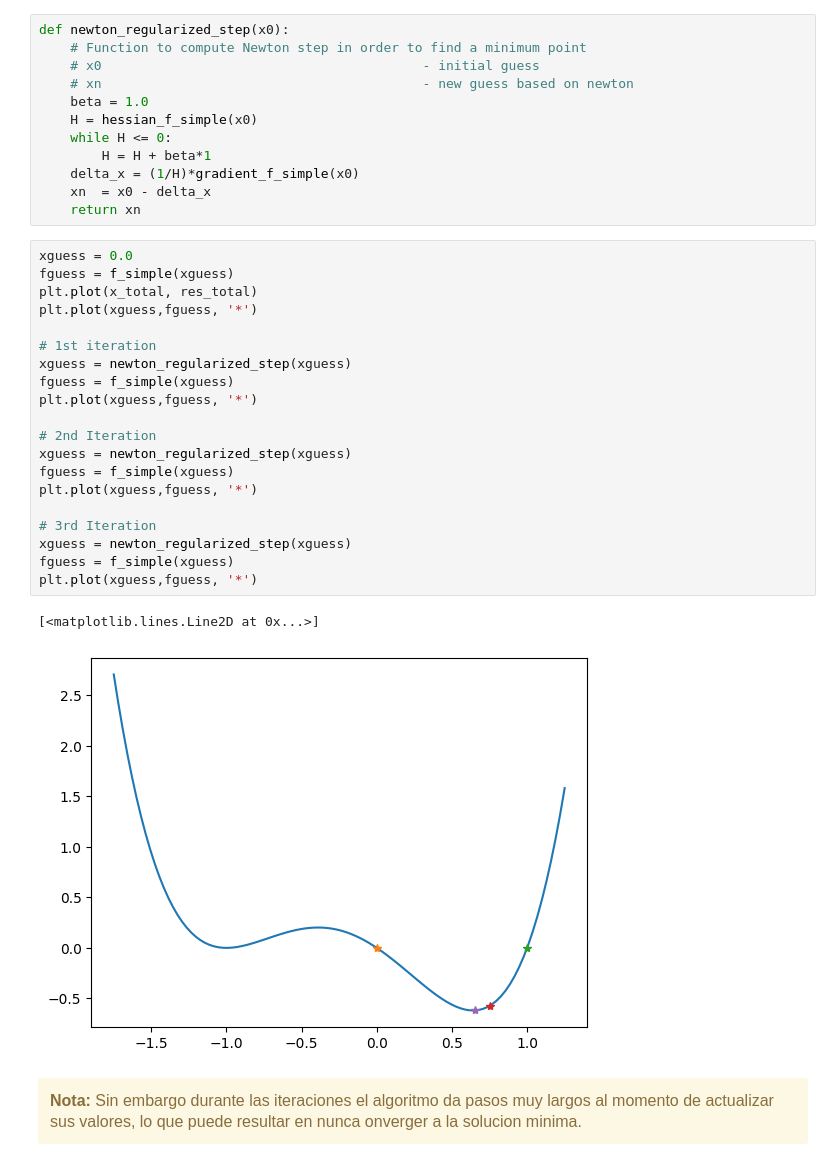
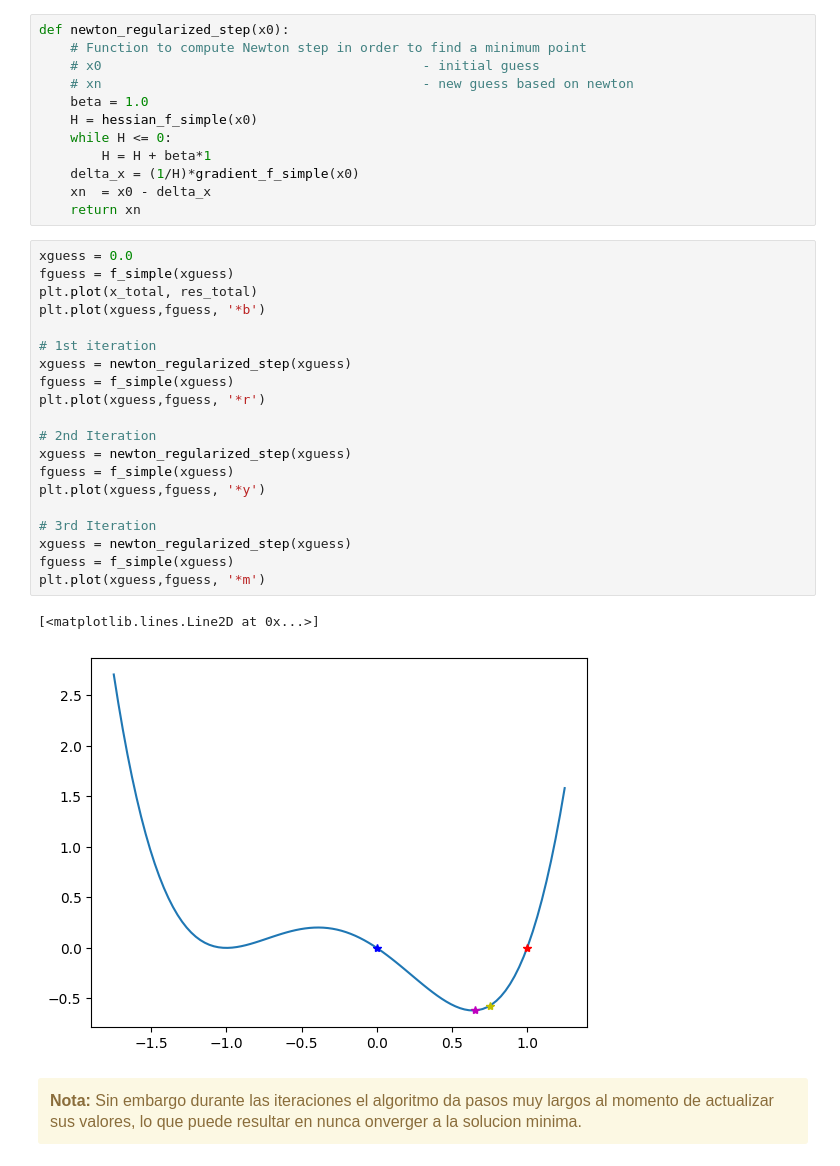
Before and after one commit to lfrecalde1/Optimization_Course, a Jupyter notebook: Optimization/Optimization_1.ipynb, the cells around one changed output. Drawn from its saved outputs; the diff is of its cells as text.

```diff
--- a/Optimization/Optimization_1.ipynb
+++ b/Optimization/Optimization_1.ipynb
@@ -929,26 +956,26 @@ def newton_regularized_step(x0):
 # %%
 xguess = 0.0
 fguess = f_simple(xguess)
 plt.plot(x_total, res_total)
-plt.plot(xguess,fguess, '*')
+plt.plot(xguess,fguess, '*b')
 
 # 1st iteration
 xguess = newton_regularized_step(xguess)
 fguess = f_simple(xguess)
-plt.plot(xguess,fguess, '*')
+plt.plot(xguess,fguess, '*r')
 
 # 2nd Iteration
 xguess = newton_regularized_step(xguess)
 fguess = f_simple(xguess)
-plt.plot(xguess,fguess, '*')
+plt.plot(xguess,fguess, '*y')
 
 # 3rd Iteration
 xguess = newton_regularized_step(xguess)
 fguess = f_simple(xguess)
-plt.plot(xguess,fguess, '*')
+plt.plot(xguess,fguess, '*m')
 # %% [output]
 [<matplotlib.lines.Line2D at 0x...>]
-[figure, old version]
+[figure, new version]
 # %% [markdown]
 <div class="alert alert-block alert-warning" style="font-size: 16px;">
   <b>Nota:</b> Sin embargo durante las iteraciones el algoritmo da pasos muy largos al momento de actualizar sus valores, lo que puede resultar en nunca onverger a la solucion minima.
```
Also changed, not shown: parts of 10 cells of this notebook, 1 other file.
